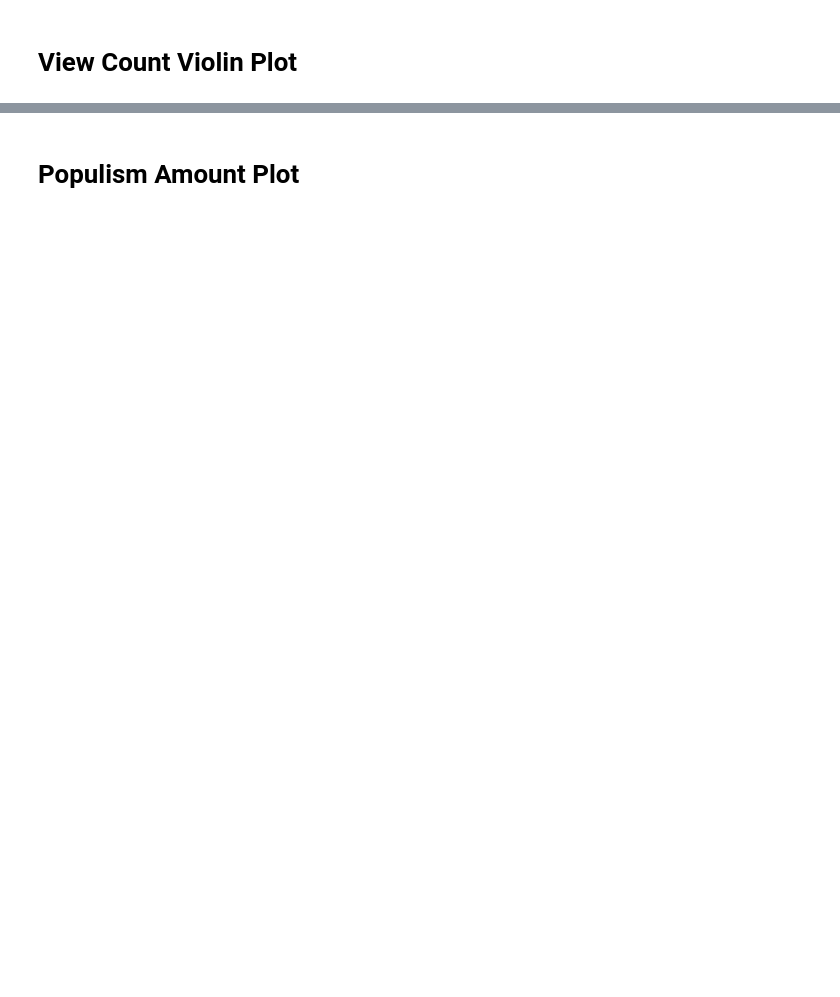
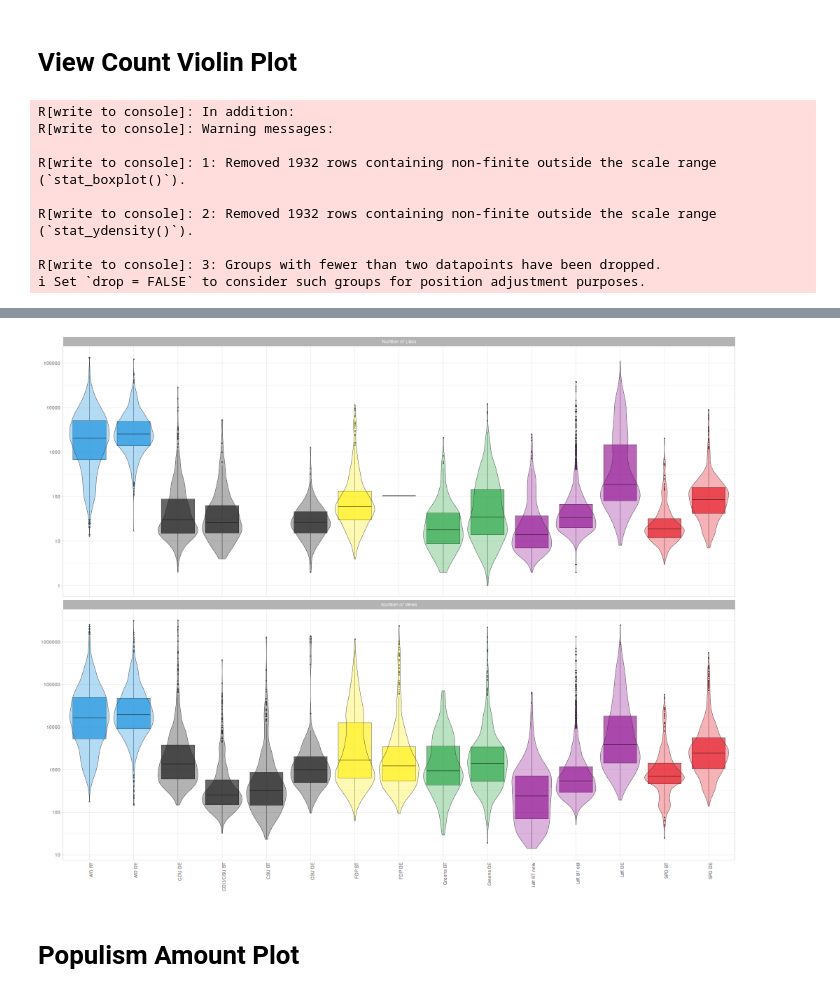
Before and after one commit to luerhard/anti-elitism-gets-views, a Jupyter notebook: pipeline/05-basic_descriptives.ipynb, the cells around one changed output, grey strips where cells are left out. Drawn from its saved outputs; the diff is of its cells as text; code cells hidden in the pictures; blank space fills up the shorter version.

```diff
--- a/pipeline/05-basic_descriptives.ipynb
+++ b/pipeline/05-basic_descriptives.ipynb
@@ -264,26 +261,51 @@ pivot_longer(
 )
 
 plot <- ggplot(df_plot, aes(x=channel, y=val, fill=channel)) +
-   geom_boxplot(alpha=0.6) +
-   geom_violin(alpha=0.3, trim=T, scale="width") +
+   geom_boxplot(
+        alpha=0.6,
+        size=0.2,
+        outlier.size = 0.85,
+        outlier.stroke = 0.3,
+        outlier.shape = 16
+    ) +
+   geom_violin(
+        alpha=0.3,
+        trim=T,
+        scale="width",
+        size = 0.2
+    ) +
    scale_y_continuous(trans="log10", breaks=scales::breaks_log(n=8)) +
    scale_color_manual(values=cmap, aesthetics=c("color", "fill")) +
-   theme_ggeffects(
-      base_family = "serif",
-      base_size = 21
+   theme_light(
+      base_size = 8
    ) +
    theme(
       axis.text.x=element_text(angle=90, hjust=1),
       axis.ticks.x=element_blank(),
       axis.title.x=element_blank(),
+      axis.title.y=element_blank(),
       legend.position = "none"
    ) +
-   facet_wrap(~var, ncol=1, scales="free_y") +
+   facet_wrap(
+    ~var,
+        ncol=1,
+        scales="free_y",
+        labeller = as_labeller(c(
+            likes = "Number of Likes",
+            views = "Number of Views"
+        ))
+    ) +
    ylab("log(10)")
-
-options(warn = -1)
-p <- here(r_out, "/figures/view_count.svg")
-if (file.exists(p)) file.remove(p)
-ggsave(p, width=12.4, height=12.4)
 plot
-options(warn = 0)
+# %% [output]
+R[write to console]: In addition:
+R[write to console]: Warning messages:
+
+R[write to console]: 1: Removed 1932 rows containing non-finite outside the scale range
+(`stat_boxplot()`).
+
+R[write to console]: 2: Removed 1932 rows containing non-finite outside the scale range
+(`stat_ydensity()`).
+
+R[write to console]: 3: Groups with fewer than two datapoints have been dropped.
+ℹ Set `drop = FALSE` to consider such groups for position adjustment purposes.
@@ -289,0 +318 @@ options(warn = 0)
+[figure, added]
```
Also changed, not shown: parts of 10 cells of this notebook, 28 other files.
